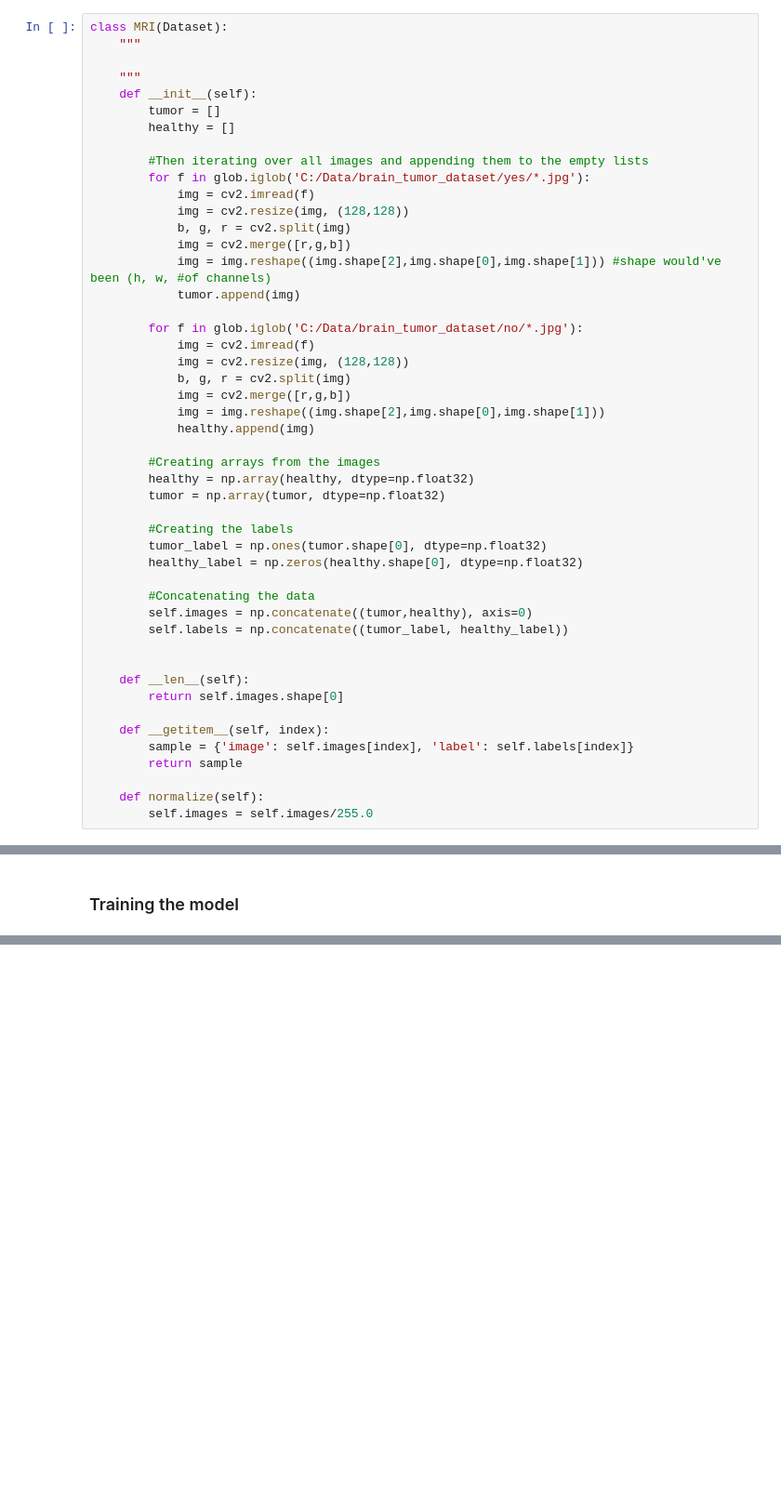
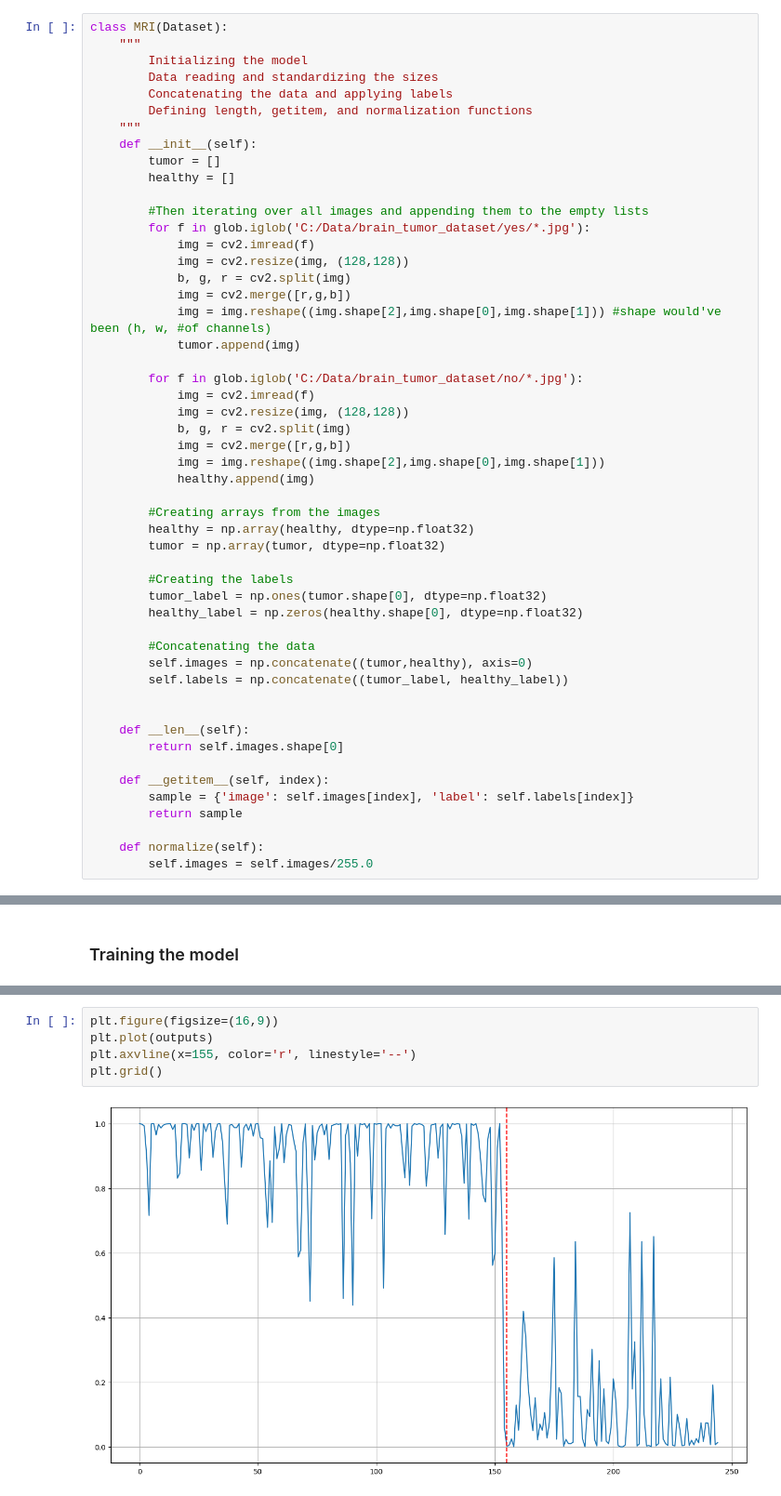
Before and after one commit to WHooper03/Tumor-Classification-Project, a Jupyter notebook: TumorProject.ipynb, the cells around one changed output, grey strips where cells are left out. Shown at 93% size. Saved outputs shown, nothing was run; the diff lists cells and outputs as text; blank space fills up the shorter version.

```diff
--- a/TumorProject.ipynb
+++ b/TumorProject.ipynb
@@ -88,7 +38,10 @@ class Dataset(object):
 # %%
 class MRI(Dataset):
     """
-
+        Initializing the model
+        Data reading and standardizing the sizes
+        Concatenating the data and applying labels
+        Defining length, getitem, and normalization functions
     """
     def __init__(self):
         tumor = []
@@ -201,0 +234,7 @@ output = np.concatenate(outputs, axis=0)
+# %%
+plt.figure(figsize=(16,9))
+plt.plot(outputs)
+plt.axvline(x=155, color='r', linestyle='--')
+plt.grid()
+# %% [output]
+[figure, added]
```
Also changed, not shown: parts of 21 cells of this notebook.
